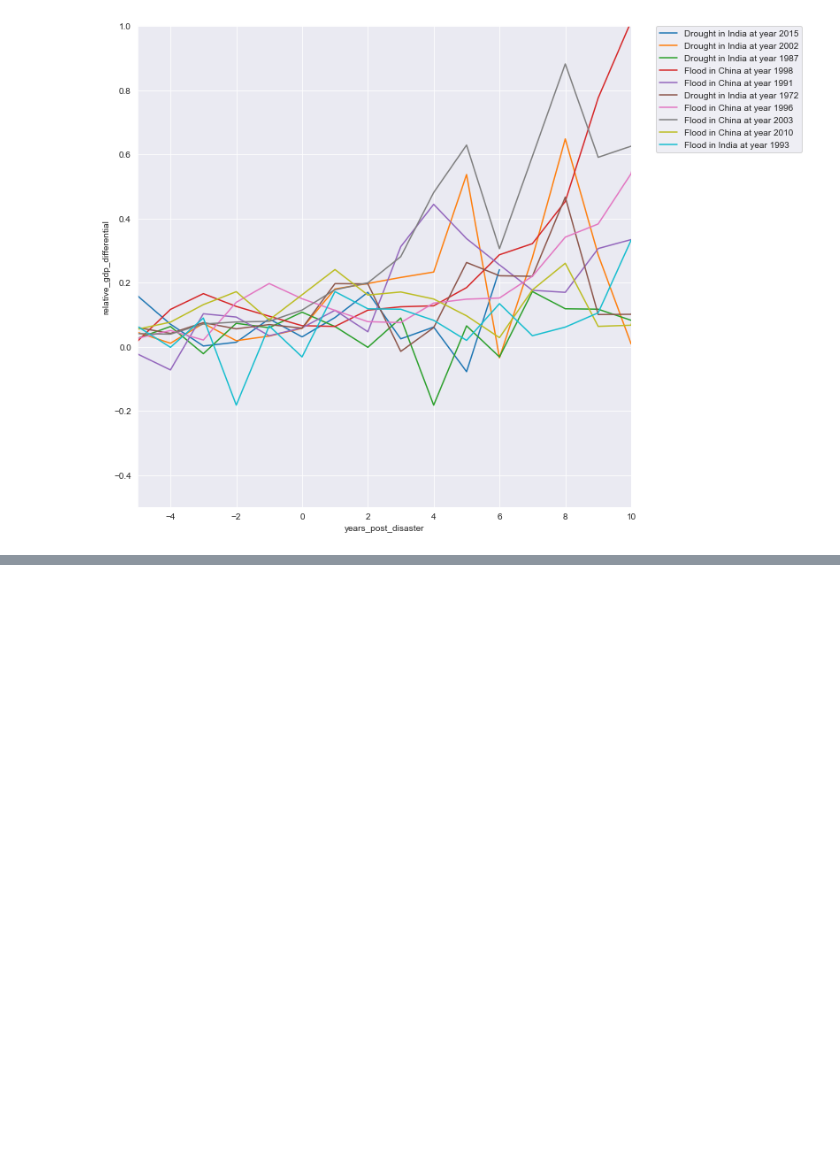
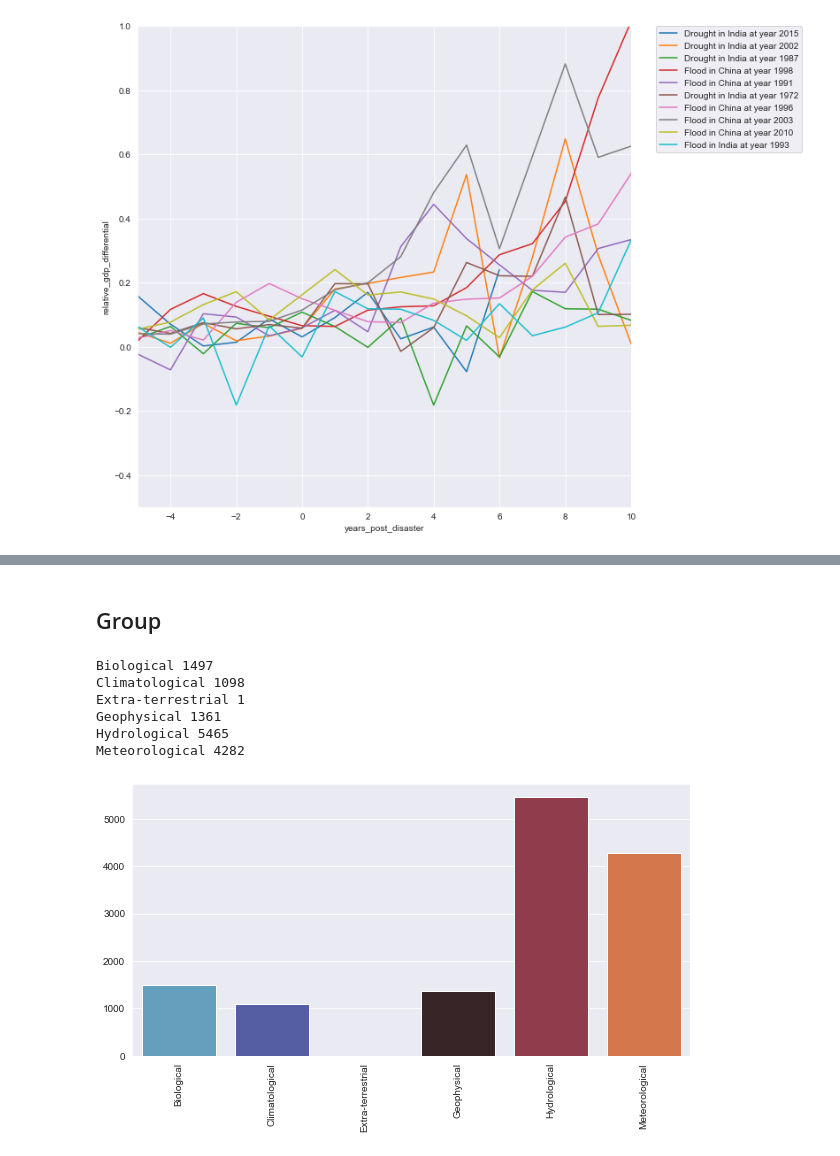
Before and after one commit to FreshJonas/Nat_Disasters_vs_GDP, a Jupyter notebook: 04_analysing_data_fromDB.ipynb, the cells around one changed output, grey strips where cells are left out. Drawn from its saved outputs; the diff is of its cells as text; code cells hidden in the pictures; blank space fills up the shorter version.

Commit message:
plot groups and types from 04

```diff
--- a/04_analysing_data_fromDB.ipynb
+++ b/04_analysing_data_fromDB.ipynb
@@ -43,7 +43,24 @@ design = { 'views': {
                             emit(doc.total_affected, doc)
                         }
                     """
-                }
+                },
+                'get_catastrophe_group' : {
+                    'map': """
+                        function(doc) {
+                            emit(doc.group, 1)
+                        }
+                    """,
+                    'reduce': '_sum',
+                },
+                'get_catastrophe_types' : {
+                    'map': """
+                        function(doc) {
+                            emit(doc.type, 1)
+                        }
+                    """,
+                    'reduce': '_sum',
+                },
+
             }
         }
 
@@ -293,8 +339,8 @@ plt.legend(legend, bbox_to_anchor=(1.05, 1), loc='upper left', borderaxespad=0)
 # Iterate through the biggest disasters and plot how affected gdp4
 plt.figure(figsize=(10,10))
 legend = []
+gdps_df = pd.DataFrame()
 for idx, row in df_disasters.iterrows():
-    gdps_df = None
     try:
         gdps_df = get_all_gdp(row['iso_country'])
     except:
@@ -316,0 +367,24 @@ plt.legend(legend, bbox_to_anchor=(1.05, 1), loc='upper left', borderaxespad=0)
+# %% [markdown]
+## Group
+# %%
+# Query for disaster group
+view = db_nat_disasters.view('natural_disasters/get_catastrophe_types', group_level=1)
+indexes = []
+counts = []
+for idx, v in enumerate(view):
+    indexes.append(v.key)
+    counts.append(int(v.value))
+    print(v.key, v.value)
+
+plt.figure(figsize=(10,5))
+ax = sns.barplot(x=indexes, y=counts, palette='icefire')
+ax.set_xticklabels(ax.get_xticklabels(), rotation=90)
+plt.show()
+# %% [output]
+Biological 1497
+Climatological 1098
+Extra-terrestrial 1
+Geophysical 1361
+Hydrological 5465
+Meteorological 4282
+[figure, added]
```
Also changed, not shown: parts of 9 cells of this notebook.
